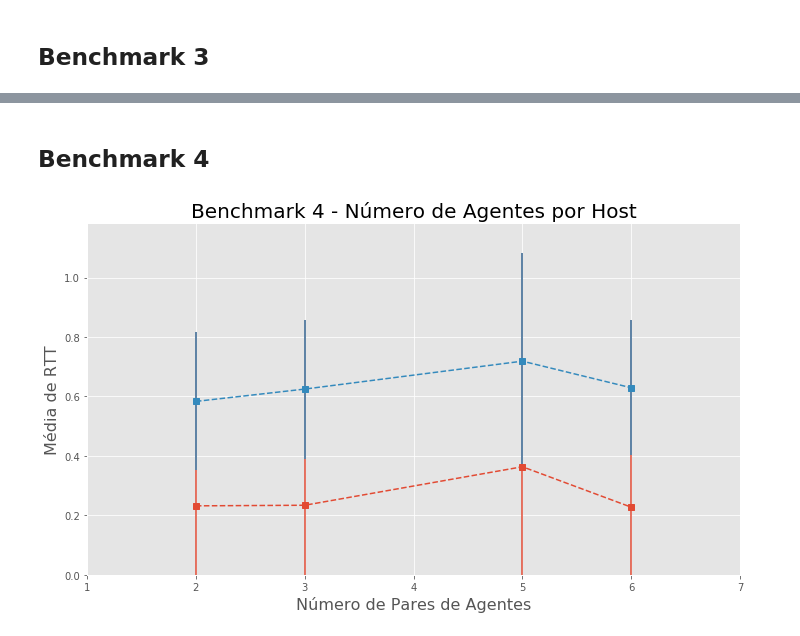
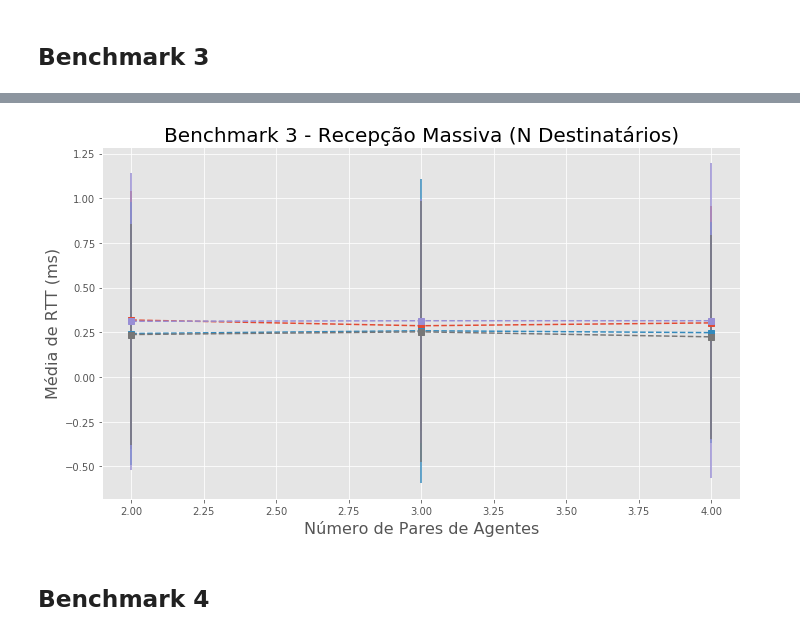
Before and after one commit to rafalencar1997/JadeContainer, a Jupyter notebook: analysis/Results.ipynb, the cells around one changed output, grey strips where cells are left out. Saved outputs shown, nothing was run; the diff lists cells and outputs as text; code cells hidden in the pictures.

```diff
--- a/analysis/Results.ipynb
+++ b/analysis/Results.ipynb
@@ -148,0 +148,6 @@ fig.tight_layout()
+# %%
+df = getBenchmark(3)
+df = df.groupby(['NumberOfPairs', 'MessageSize', 'NumberOfMessages']).agg({'RTT': ['mean', 'min', 'max', 'std']})
+df.columns = ['RTT_mean', 'RTT_min', 'RTT_max', 'RTT_std']
+df = df.reset_index()
+df
@@ -149,2 +168,10 @@ fig.tight_layout()
+# %%
+messagesComb = [(1,1000),(1,2000),(1000,1000),(1000,2000)]
+plot_results(df, messagesComb,
+            'Benchmark 3 - Recepção Massiva (N Destinatários)',
+            'Número de Pares de Agentes',
+            'NumberOfPairs')
+# %% [output]
+[figure, added]
 # %% [markdown]
 ## Benchmark 4
@@ -157,17 +177,0 @@ dfMean
-# %%
-fig, ax = plt.subplots(figsize=(10, 6))
-
-ax.set_title('Benchmark 4 - Número de Agentes por Host', fontsize=20)
-ax.legend(loc='upper left')
-ax.set_ylabel('Média de RTT', fontsize=16)
-ax.set_xlabel('Número de Pares de Agentes', fontsize=16)
-ax.set_xlim([dfAxis.min()-1, dfAxis.max()+1])
-ax.set_ylim([0,dfMean.max()['RTT']+dfStd.max()['RTT']+0.1])
-
-
-plt.errorbar(dfAxis, dfMean['RTT'], yerr=dfStd['RTT'], fmt='--s')
-plt.errorbar(dfAxis, dfStd['RTT'], yerr=dfMean['RTT'], fmt='--s')
-
-fig.tight_layout()
-# %% [output]
-[figure, removed]
```
Also changed, not shown: parts of 17 cells of this notebook, 5 other files.
